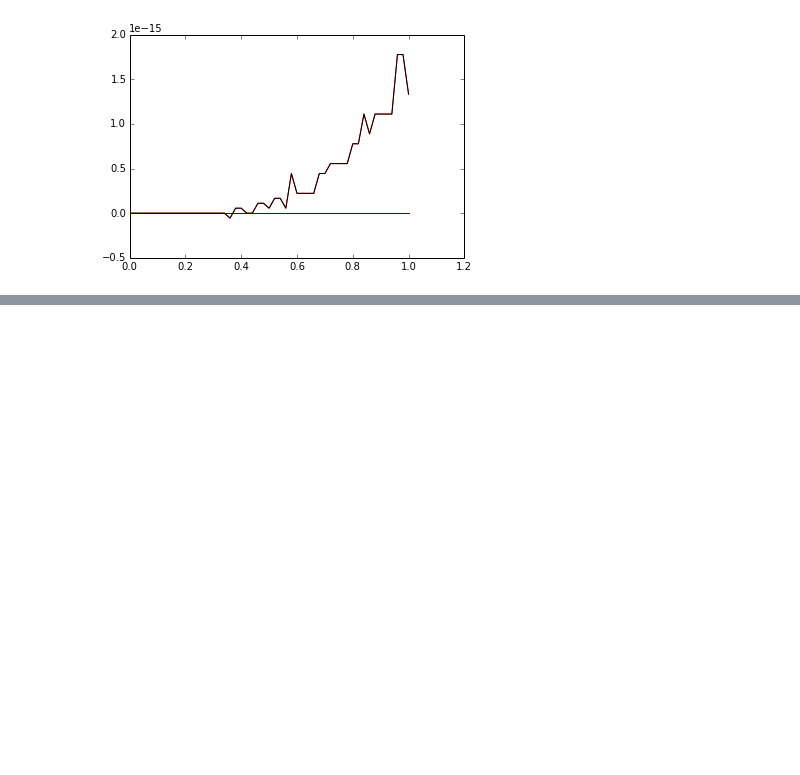
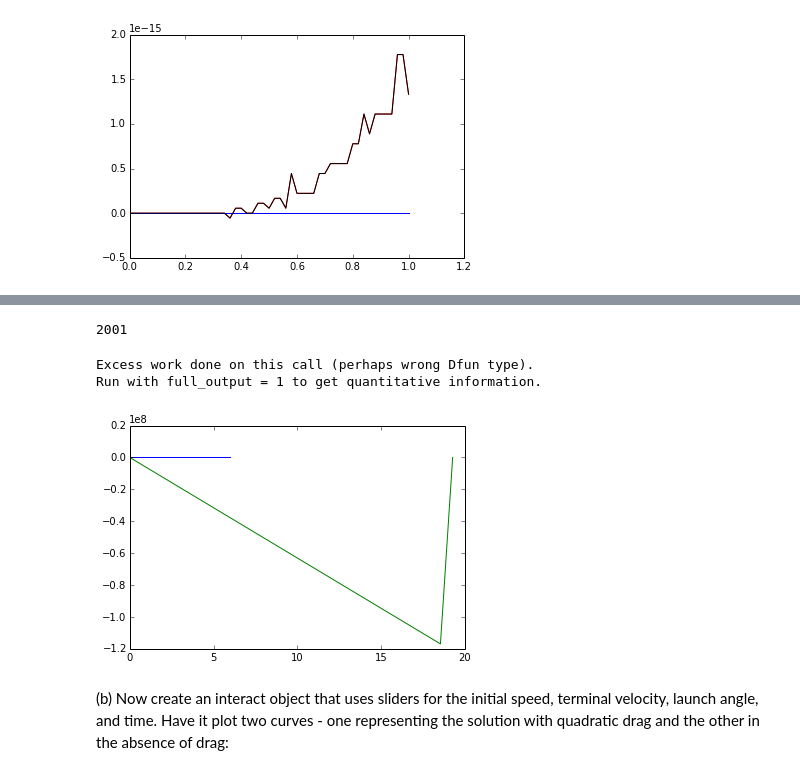
Before and after one commit to kjarment/PHYS202S14, a Jupyter notebook: SciPy/ODEExcercises.ipynb, the cells around one changed output, grey strips where cells are left out. Saved outputs shown, nothing was run; the diff lists cells and outputs as text; code cells hidden in the pictures; blank space fills up the shorter version.

```diff
--- a/SciPy/ODEExcercises.ipynb
+++ b/SciPy/ODEExcercises.ipynb
@@ -213,0 +216,42 @@ plt.show()
+# %%
+t3 = np.arange(0.,200.+0.1,0.1)
+v0x = 30 * np.cos(50 * (np.pi/180))
+v0y = 30 * np.sin(50 * (np.pi/180))
+x0 = 0
+y0 = 0
+loc = [x0, y0, v0x, v0y]
+vter = 44.
+g= 9.8
+
+def derivproj(loc, t):
+
+    xveloc = loc[2]
+    yveloc = loc[3]
+    xaccel = -g*loc[2]/(vter**2)*np.sqrt(loc[2]**2 + loc[3]**2)
+    yaccel = -g*(1 + (loc[3]/(vter**2)*np.sqrt(loc[2]**2) + loc[3]**2))
+
+    array = [xveloc, yveloc, xaccel, yaccel]
+
+    return array
+
+len(t3)
+# %% [output]
+2001
+# %%
+integrals = odeint(derivproj, loc, t)
+# %% [output]
+Excess work done on this call (perhaps wrong Dfun type).
+Run with full_output = 1 to get quantitative information.
+# %%
+xpos = integrals[:,0]
+ypos = integrals[:,1]
+xvel = integrals[:,2]
+yvel = integrals[:,3]
+
+plt.plot(xpos, ypos)
+plt.plot(xvel,yvel)
+plt.show()
+# %% [output]
+[figure, added]
+# %% [markdown]
+(b) Now create an interact object that uses sliders for the initial speed, terminal velocity, launch angle, and time. Have it plot two curves - one representing the solution with quadratic drag and the other in the absence of drag:
```
Also changed, not shown: parts of 9 cells of this notebook, 3 other files.
